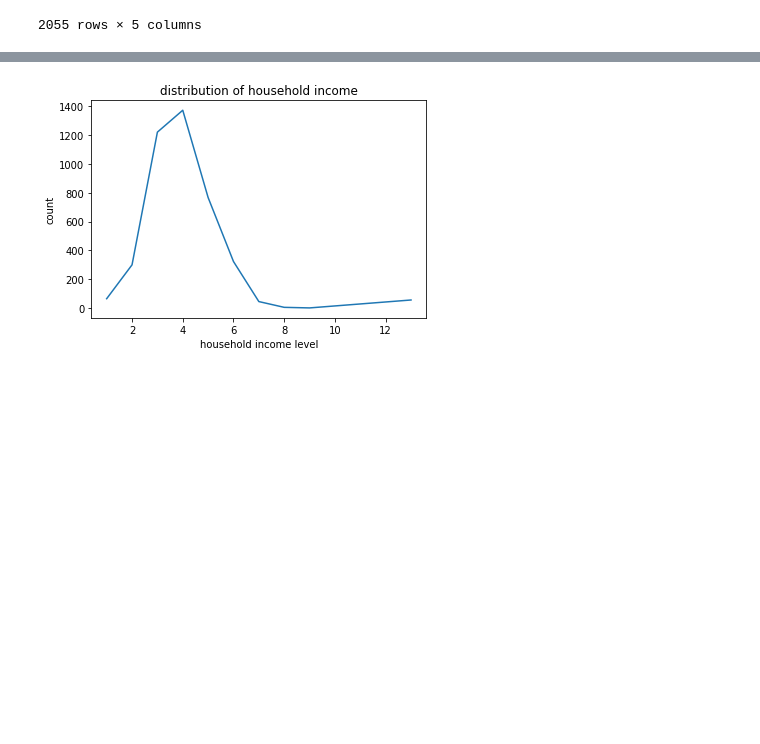
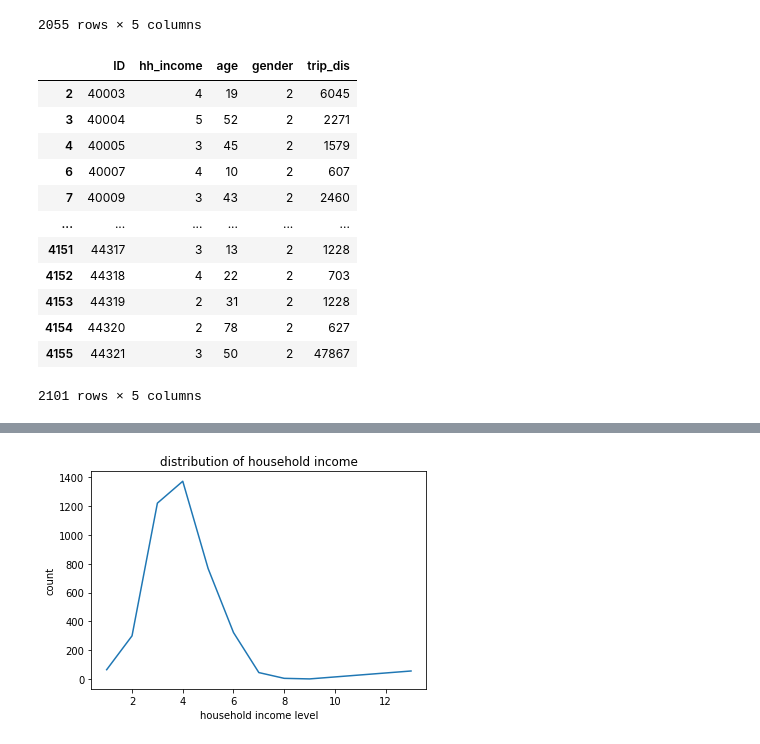
Before and after one commit to W-Hailey/python_ML, a Jupyter notebook: project_1.ipynb, the cells around one changed output, grey strips where cells are left out. Cells and saved outputs as stored; diff of their text form; code cells hidden in the pictures; blank space fills up the shorter version.

```diff
--- a/project_1.ipynb
+++ b/project_1.ipynb
@@ -52,4 +52,21 @@ data[male]
 | 4144 | 44310 | 4 | 30 | 1 | 931 |
 | 4145 | 44311 | 3 | 67 | 1 | 494 |
 2055 rows × 5 columns
+# %%
+female = data['gender']==2
+data[female]
+# %% [output]
+|  | ID | hh_income | age | gender | trip_dis |
+| 2 | 40003 | 4 | 19 | 2 | 6045 |
+| 3 | 40004 | 5 | 52 | 2 | 2271 |
+| 4 | 40005 | 3 | 45 | 2 | 1579 |
+| 6 | 40007 | 4 | 10 | 2 | 607 |
+| 7 | 40009 | 3 | 43 | 2 | 2460 |
+| ... | ... | ... | ... | ... | ... |
+| 4151 | 44317 | 3 | 13 | 2 | 1228 |
+| 4152 | 44318 | 4 | 22 | 2 | 703 |
+| 4153 | 44319 | 2 | 31 | 2 | 1228 |
+| 4154 | 44320 | 2 | 78 | 2 | 627 |
+| 4155 | 44321 | 3 | 50 | 2 | 47867 |
+2101 rows × 5 columns
 # %%
```
Also changed, not shown: parts of 4 cells of this notebook.
